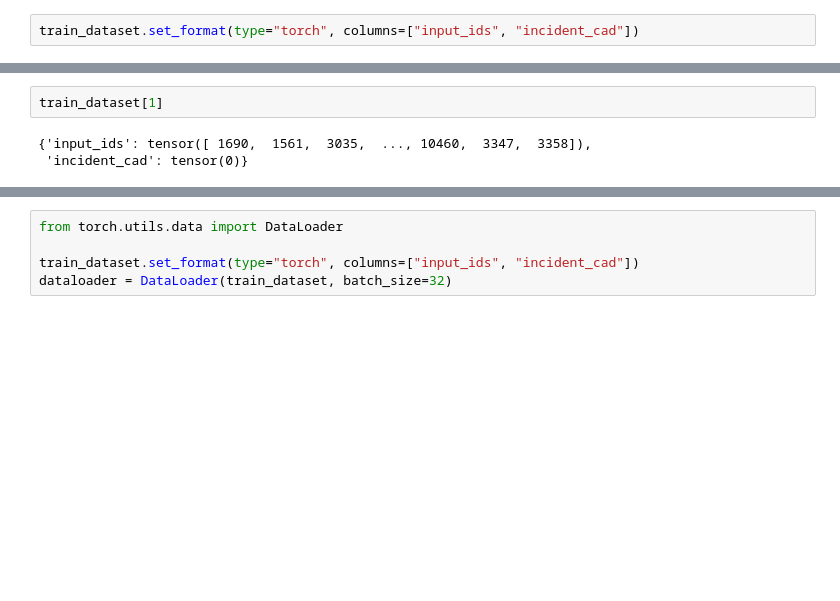
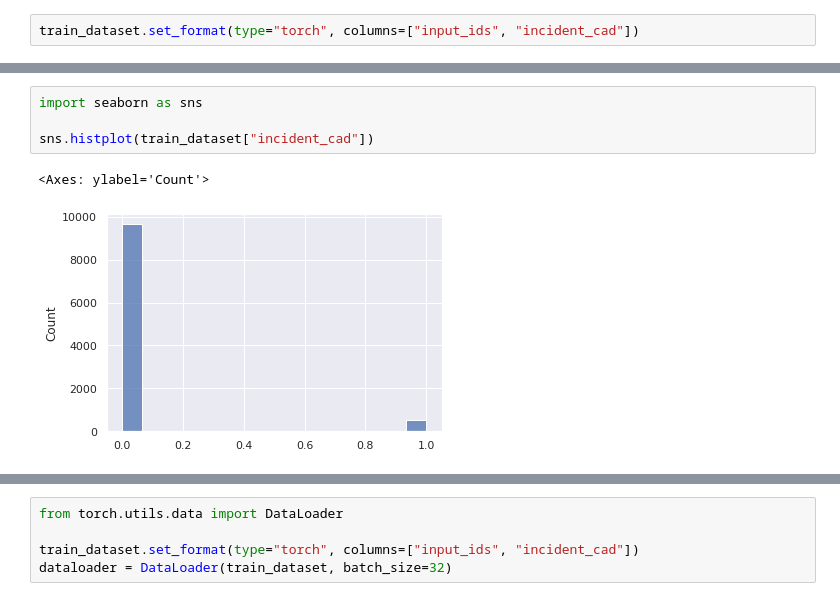
Before and after one commit to 1511878618/ppp_prediction, a Jupyter notebook: 3.4_ind_classfication.ipynb, the cells around one changed output, grey strips where cells are left out. Cells and saved outputs as stored; diff of their text form; blank space fills up the shorter version.

```diff
--- a/3.4_ind_classfication.ipynb
+++ b/3.4_ind_classfication.ipynb
@@ -118,5 +149,7 @@ torch.int64
-# %%
-train_dataset[1]
-# %% [output]
-{'input_ids': tensor([ 1690,  1561,  3035,  ..., 10460,  3347,  3358]),
- 'incident_cad': tensor(0)}
+# %%
+import seaborn as sns
+
+sns.histplot(train_dataset["incident_cad"])
+# %% [output]
+<Axes: ylabel='Count'>
+[figure, added]
```
Also changed, not shown: parts of 14 cells of this notebook, 5 other files.
